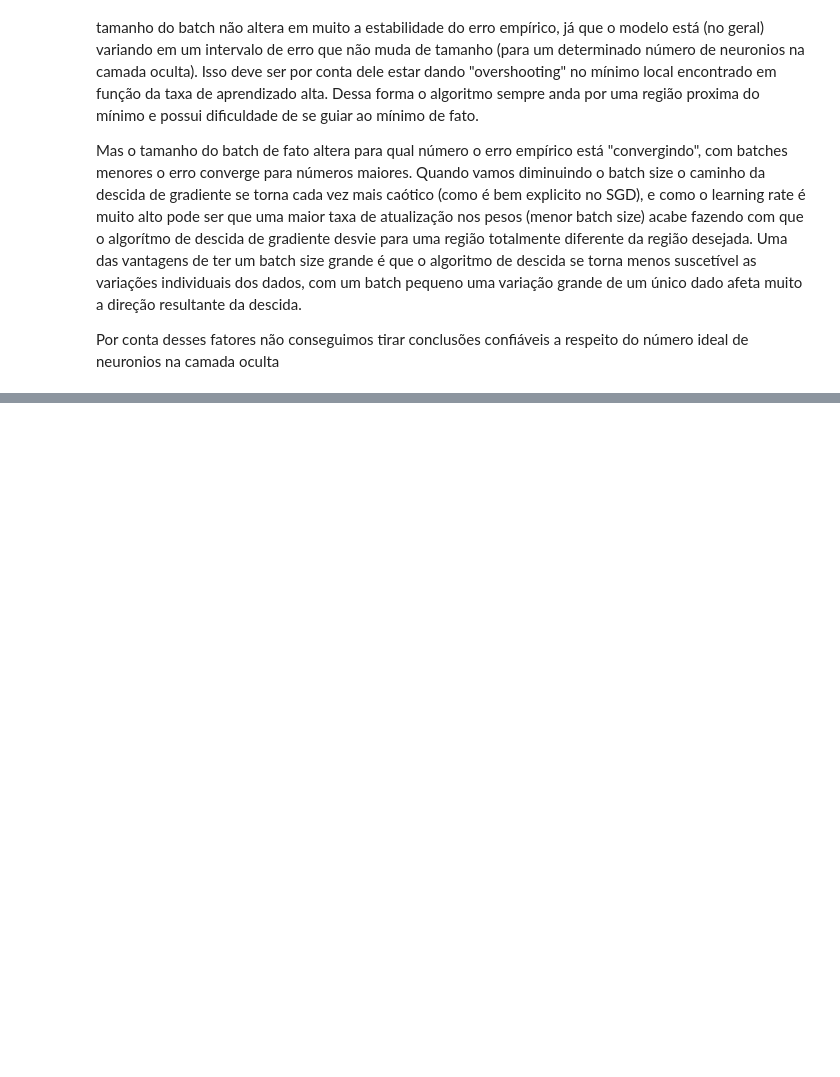
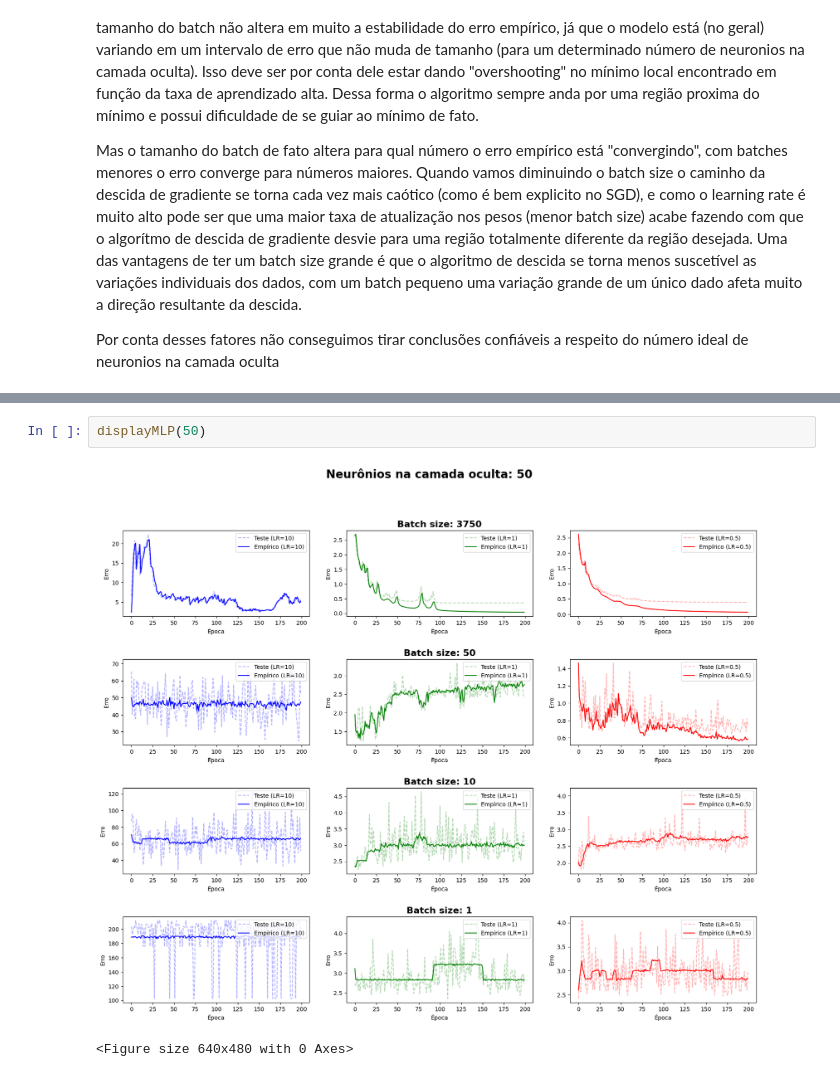
Before and after one commit to VictorHenrique317/ML-TP1, a Jupyter notebook: tp1-ml-victor.ipynb, the cells around one changed output, grey strips where cells are left out. Cells and saved outputs as stored; diff of their text form; blank space fills up the shorter version.

```diff
--- a/tp1-ml-victor.ipynb
+++ b/tp1-ml-victor.ipynb
@@ -183,0 +203,5 @@ for hidden_layer_neuron_number, model_group in models.items():
+# %%
+displayMLP(50)
+# %% [output]
+[figure, added]
+<Figure size 640x480 with 0 Axes>
```
Also changed, not shown: parts of 7 cells of this notebook.
